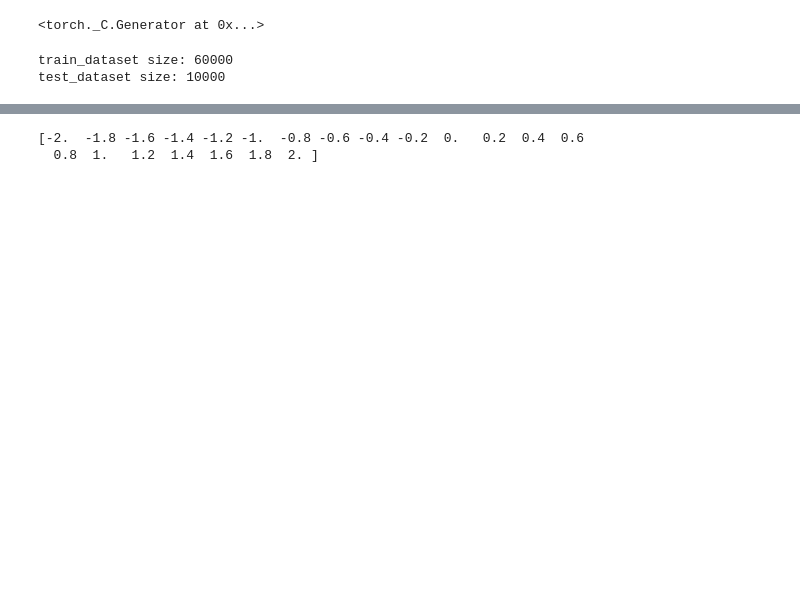
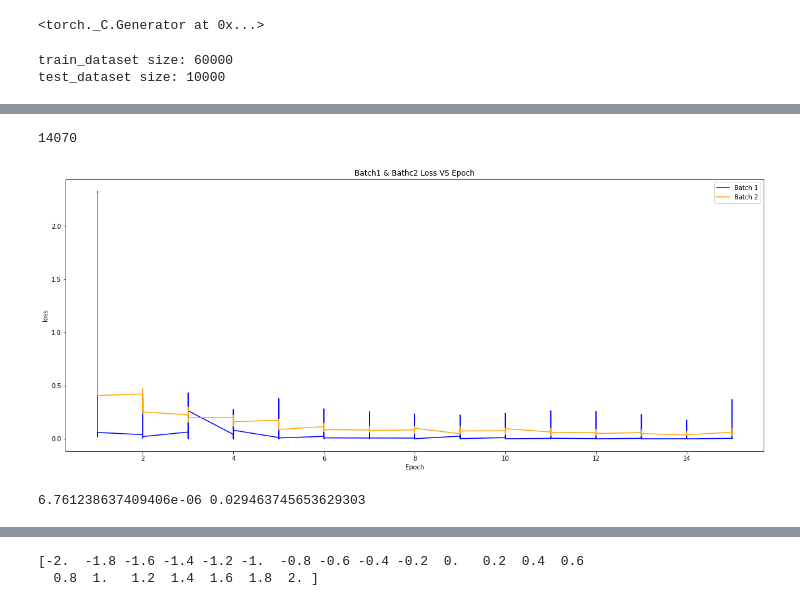
Before and after one commit to DineshchandarR/CPSC-8430-Deep-Learning-001, a Jupyter notebook: HW1/HW1.3_FlatnessVSGenP1.ipynb, the cells around one changed output, grey strips where cells are left out. Saved outputs shown, nothing was run; the diff lists cells and outputs as text; code cells hidden in the pictures; blank space fills up the shorter version.

Commit message:
Updated Graph HW1_3.1

```diff
--- a/HW1/HW1.3_FlatnessVSGenP1.ipynb
+++ b/HW1/HW1.3_FlatnessVSGenP1.ipynb
@@ -68,9 +63,11 @@ class M1(nn.Module):
         return x
 # %%
 #train function
-def trainFunc(model,num_epochs,train_loader):
+def trainFunc(model,num_epochs,train_batch_size):
+    model.train()
     print('strated')
-    n_total_steps = len(train_loader)
+    train_load = train_loader(train_batch_size)
+    n_total_steps = len(train_load)
     train_losses = []
     train_epoch = []
     train_acc = []
@@ -80,7 +77,7 @@ def trainFunc(model,num_epochs,train_loader):
         epoch += 1
         n_correct = 0
         n_samples = 0
-        for i, (images, labels) in enumerate(train_loader):
+        for i, (images, labels) in enumerate(train_load):
             if (i+1)% 60 == 0 : print(i+1)
 
             # Forward pass
@@ -89,6 +86,7 @@ def trainFunc(model,num_epochs,train_loader):
             # Backward and optimize
             optimizer.zero_grad()
             loss.backward()
+
             optimizer.step()
 
             _, predicted = torch.max(prediction.data, 1)
@@ -96,13 +94,15 @@ def trainFunc(model,num_epochs,train_loader):
             n_correct += (predicted == labels).sum().item()
             acc = 100.0 * n_correct / n_samples
 
+            train_losses.append(loss.item())
+            train_acc.append(acc)
+            train_epoch.append(epoch)
+
             if (i+1) % 60 == 0:
-                print (f'Epoch [{epoch}/{num_epochs}], Step [{i+1}/{n_total_steps}], Loss: {loss.item():.4f}')
-                train_epoch.append(epoch)
-                train_losses.append(loss.item())
-                print(f'Epoch [{epoch}/{num_epochs}], Accuracy : {acc} %')
-                train_acc.append(acc)
-
+                print (f'Train O/P: Epoch [{epoch}/{num_epochs}], Step [{i+1}/{n_total_steps}], Loss: {loss.item():.4f}')
+                # train_epoch.append(epoch)
+                # print(f'Epoch [{epoch}/{num_epochs}], Accuracy : {acc} %')
+                # train_acc.append(acc)
                 if epoch == num_epochs:
                         print("Max Epoch Reached")
                         not_converged = False
@@ -134,5 +128,7 @@ Total no of parameters in Model 1 with batch_size=64 is:25550
 # %%
-B1_train_epoch,B1_train_losses,B1_train_acc = trainFunc(mBatch1,max_epochs,m1train_loader)
+max_epochs = 15
+train_batch_size = 64
+B1_train_epoch,B1_train_losses,B1_train_acc = trainFunc(mBatch1,max_epochs,train_batch_size)
 # %% [output]
 strated
 60
@@ -153,0 +163,4 @@ Max Epoch Reached
+# %%
+max_epochs = 15
+train_batch_size = 1000
+B2_train_epoch,B2_train_losses,B2_train_acc = trainFunc(mBatch2,max_epochs,train_batch_size)
@@ -154,3 +185,24 @@ Max Epoch Reached
+# %%
+len(B1_train_losses)
+# %% [output]
+14070
+# %%
+#Plotting Loss plot for both Batch 1 and Batch 2 models
+#B2_train_epoch,B2_train_losses,B2_train_acc
+plt.figure(figsize=(20, 8))
+plt.plot(B1_train_epoch,B1_train_losses,color="blue")
+plt.plot(B2_train_epoch,B2_train_losses,color="orange")
+plt.title('Batch1 & Bathc2 Loss VS Epoch')
+plt.legend(['Batch 1','Batch 2'])
+plt.xlabel ('Epoch')
+plt.ylabel ('loss')
+plt.show()
+# %% [output]
+[figure, added]
+# %%
+print(np.min(B1_train_losses),np.min(B2_train_losses))
+# %% [output]
+6.761238637409406e-06 0.029463745653629303
 # %%
 batch1_param = torch.nn.utils.parameters_to_vector(mBatch1.parameters())
 print(batch1_param,'\nlen:',len(batch1_param))
```
Also changed, not shown: parts of 38 cells of this notebook, 4 other files.
